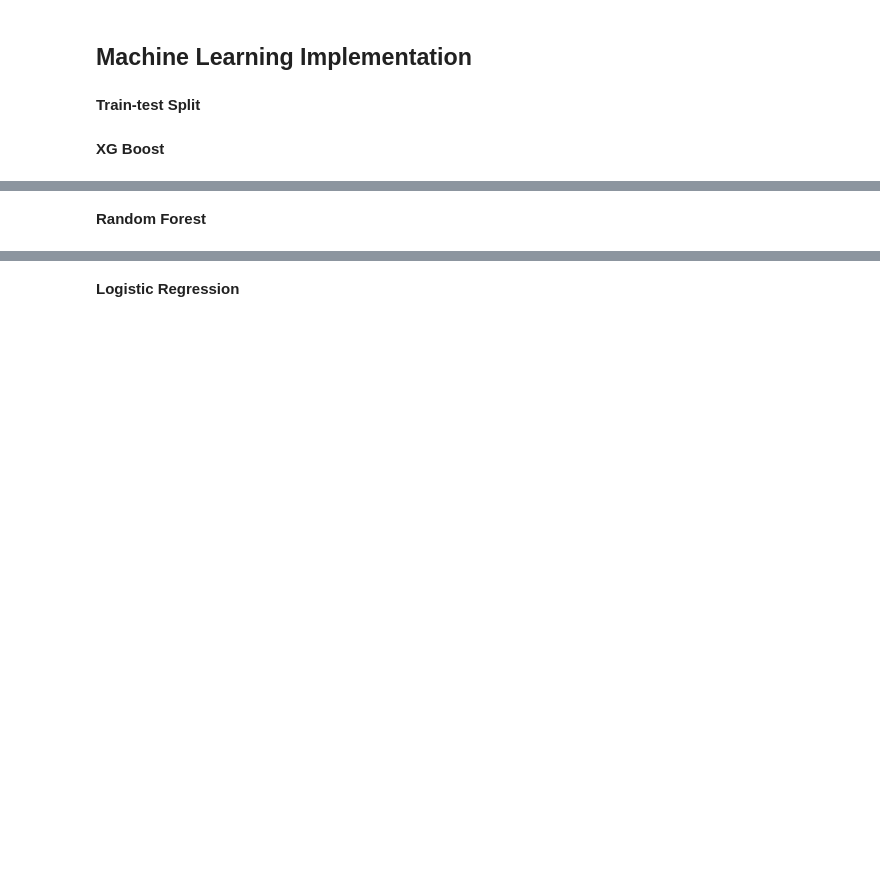
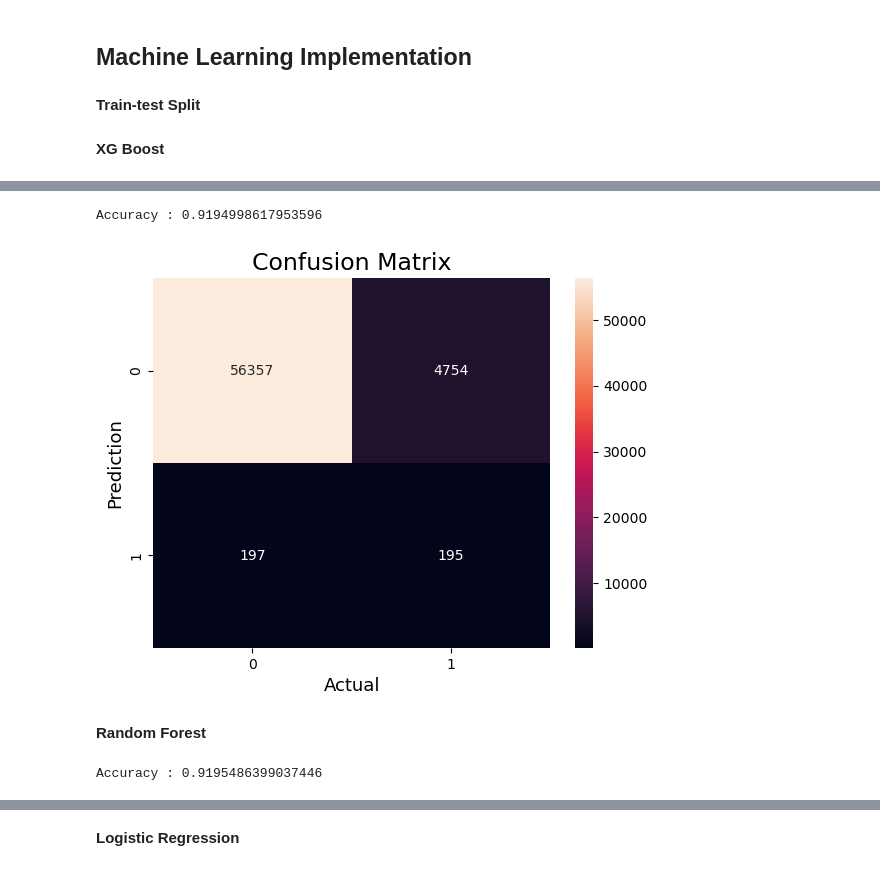
Before and after one commit to williamhilmysusatyo/home-credit, a Jupyter notebook: notebooks.ipynb, the cells around one changed output, grey strips where cells are left out. Cells and saved outputs as stored; diff of their text form; code cells hidden in the pictures; blank space fills up the shorter version.

```diff
--- a/notebooks.ipynb
+++ b/notebooks.ipynb
@@ -531,5 +548,12 @@ len(train.columns)
 ## Machine Learning Implementation
 # %% [markdown]
 **Train-test Split**
+# %%
+from sklearn.model_selection import train_test_split
+
+X = train.drop('TARGET', axis = 1)
+y = train['TARGET']
+
+X_train, X_test, y_train, y_test = train_test_split(X, y, test_size=0.2, random_state=42)
 # %% [markdown]
 **XG Boost**
@@ -536,2 +574,44 @@ len(train.columns)
+# %%
+from xgboost import XGBClassifier
+from sklearn.metrics import accuracy_score
+
+model = XGBClassifier()
+
+# fit the model with the training data
+model.fit(X_train, y_train)
+predict_train = model.predict(X_test)
+accuracy_train = accuracy_score(y_test,predict_train)
+print(f"Accuracy : {accuracy_train}")
+# %% [output]
+Accuracy : 0.9194998617953596
+# %%
+from sklearn.metrics import confusion_matrix
+import matplotlib.pyplot as plt
+
+confusion_matrix = confusion_matrix(predict_train, y_test)
+
+sns.heatmap(confusion_matrix,
+            annot=True,
+            fmt='g',
+            xticklabels=['0','1'],
+            yticklabels=['0','1'])
+plt.ylabel('Prediction',fontsize=13)
+plt.xlabel('Actual',fontsize=13)
+plt.title('Confusion Matrix',fontsize=17)
+plt.show()
+# %% [output]
+[figure, added]
 # %% [markdown]
 **Random Forest**
+# %%
+from sklearn.ensemble import RandomForestClassifier
+
+model = RandomForestClassifier()
+
+# fit the model with the training data
+model.fit(X_train, y_train)
+predict_train = model.predict(X_test)
+accuracy_train = accuracy_score(y_test,predict_train)
+print(f"Accuracy : {accuracy_train}")
+# %% [output]
+Accuracy : 0.9195486399037446
```
Also changed, not shown: parts of 15 cells of this notebook.
